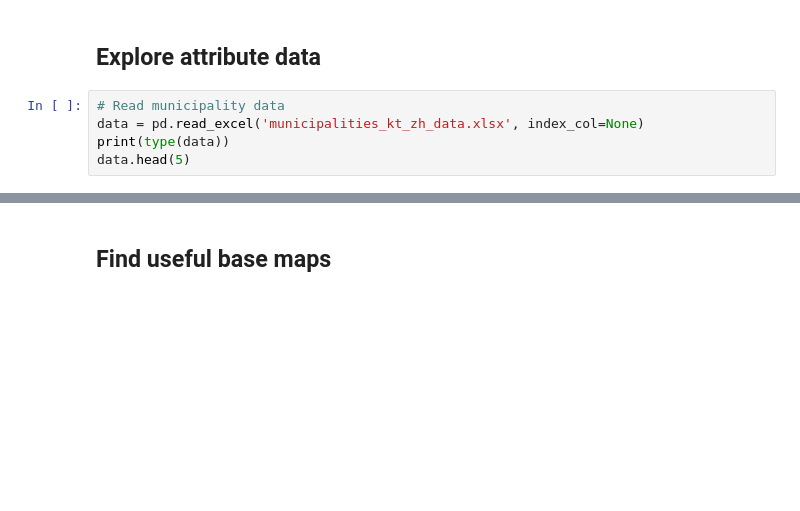
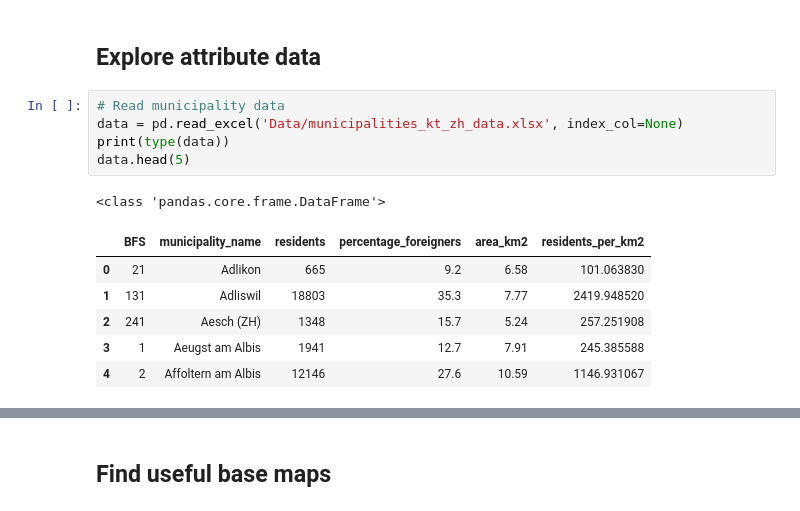
Before and after one commit to zempcol1/python_exploratory_data_analysis, a Jupyter notebook: exploring_spatial_data.ipynb, the cells around one changed output, grey strips where cells are left out. Cells and saved outputs as stored; diff of their text form; blank space fills up the shorter version.

```diff
--- a/exploring_spatial_data.ipynb
+++ b/exploring_spatial_data.ipynb
@@ -72,9 +98,17 @@ m
 ## Explore attribute data
 # %%
 # Read municipality data
-data = pd.read_excel('municipalities_kt_zh_data.xlsx', index_col=None)
+data = pd.read_excel('Data/municipalities_kt_zh_data.xlsx', index_col=None)
 print(type(data))
 data.head(5)
+# %% [output]
+<class 'pandas.core.frame.DataFrame'>
+|  | BFS | municipality_name | residents | percentage_foreigners | area_km2 | residents_per_km2 |
+| 0 | 21 | Adlikon | 665 | 9.2 | 6.58 | 101.063830 |
+| 1 | 131 | Adliswil | 18803 | 35.3 | 7.77 | 2419.948520 |
+| 2 | 241 | Aesch (ZH) | 1348 | 15.7 | 5.24 | 257.251908 |
+| 3 | 1 | Aeugst am Albis | 1941 | 12.7 | 7.91 | 245.385588 |
+| 4 | 2 | Affoltern am Albis | 12146 | 27.6 | 10.59 | 1146.931067 |
 # %%
 # Describe data
 data.describe()
```
Also changed, not shown: parts of 10 cells of this notebook, 7 other files.
